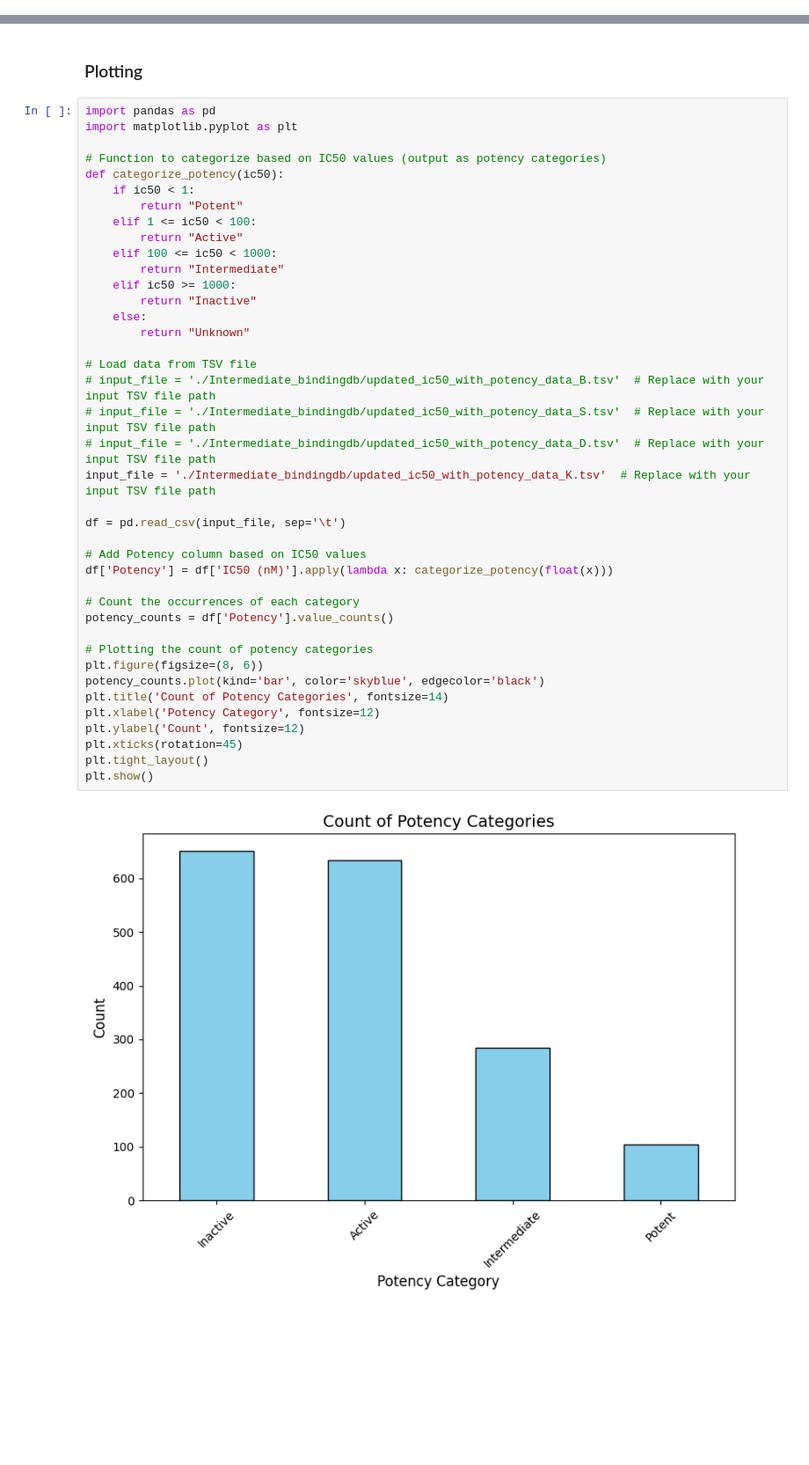
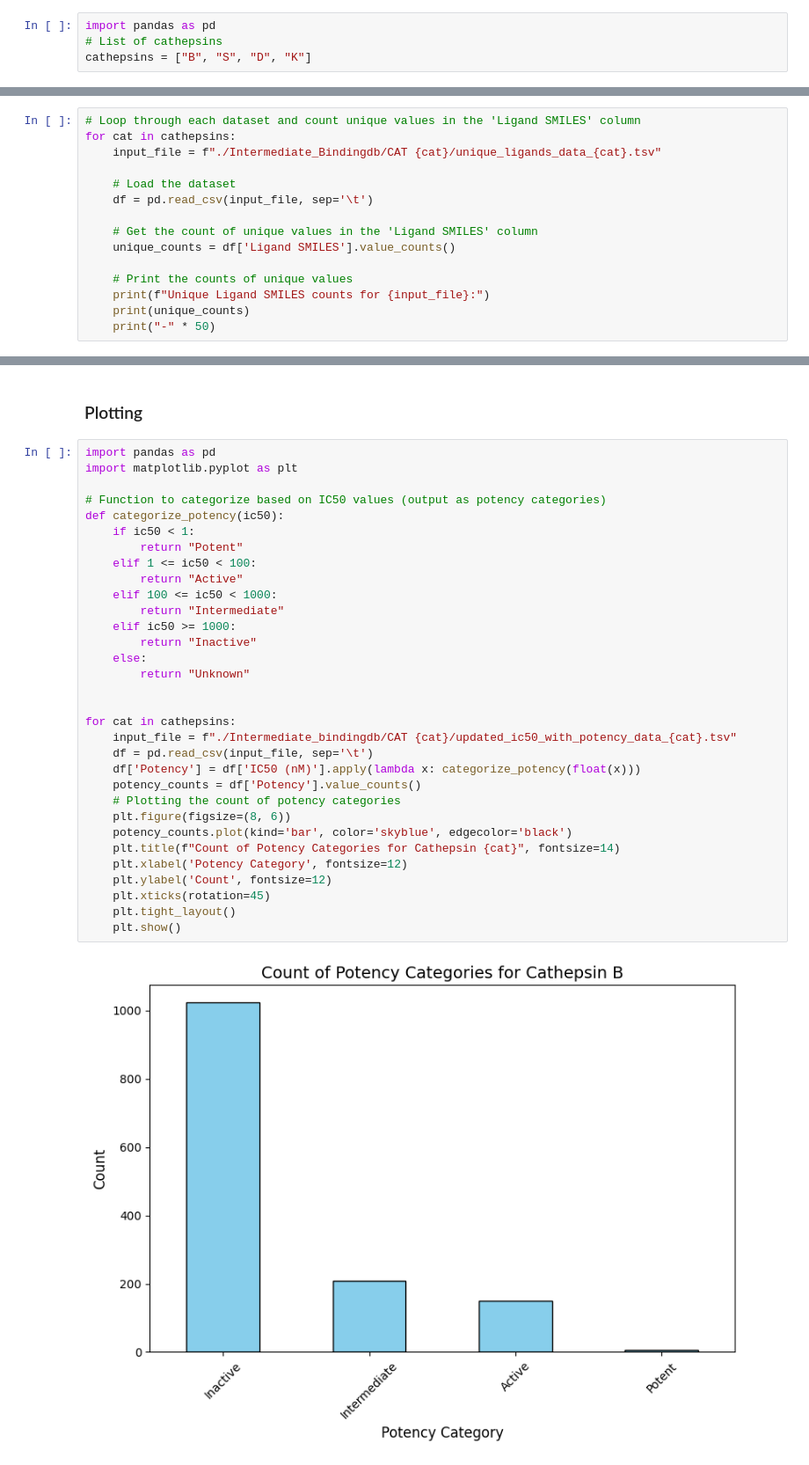
Before and after one commit to June-24/Anti-Cathepsin-Prediction, a Jupyter notebook: 1. Data Collection/cleaning_bindingdb.ipynb, the cells around one changed output, grey strips where cells are left out. Shown at 88% size. Cells and saved outputs as stored; diff of their text form; blank space fills up the shorter version.

```diff
--- a/1. Data Collection/cleaning_bindingdb.ipynb
+++ b/1. Data Collection/cleaning_bindingdb.ipynb
@@ -26,0 +3,4 @@ df_filtered.to_csv('./Intermediate_bindingdb/Limited_Columns_data_K.tsv', sep='\
+# %%
+import pandas as pd
+# List of cathepsins
+cathepsins = ["B", "S", "D", "K"]
@@ -183,0 +211,15 @@ Name: count, Length: 1674, dtype: int64
+# %%
+# Loop through each dataset and count unique values in the 'Ligand SMILES' column
+for cat in cathepsins:
+    input_file = f"./Intermediate_Bindingdb/CAT {cat}/unique_ligands_data_{cat}.tsv"
+
+    # Load the dataset
+    df = pd.read_csv(input_file, sep='\t')
+
+    # Get the count of unique values in the 'Ligand SMILES' column
+    unique_counts = df['Ligand SMILES'].value_counts()
+
+    # Print the counts of unique values
+    print(f"Unique Ligand SMILES counts for {input_file}:")
+    print(unique_counts)
+    print("-" * 50)
@@ -242,42 +298,34 @@ update_ic50_in_tsv(input_file, output_file)
 # %%
 import pandas as pd
 import matplotlib.pyplot as plt
 
 # Function to categorize based on IC50 values (output as potency categories)
 def categorize_potency(ic50):
     if ic50 < 1:
         return "Potent"
     elif 1 <= ic50 < 100:
         return "Active"
     elif 100 <= ic50 < 1000:
         return "Intermediate"
     elif ic50 >= 1000:
         return "Inactive"
     else:
         return "Unknown"
 
-# Load data from TSV file
-# input_file = './Intermediate_bindingdb/updated_ic50_with_potency_data_B.tsv'  # Replace with your input TSV file path
-# input_file = './Intermediate_bindingdb/updated_ic50_with_potency_data_S.tsv'  # Replace with your input TSV file path
-# input_file = './Intermediate_bindingdb/updated_ic50_with_potency_data_D.tsv'  # Replace with your input TSV file path
-input_file = './Intermediate_bindingdb/updated_ic50_with_potency_data_K.tsv'  # Replace with your input TSV file path
 
-df = pd.read_csv(input_file, sep='\t')
-
-# Add Potency column based on IC50 values
-df['Potency'] = df['IC50 (nM)'].apply(lambda x: categorize_potency(float(x)))
-
-# Count the occurrences of each category
-potency_counts = df['Potency'].value_counts()
-
-# Plotting the count of potency categories
-plt.figure(figsize=(8, 6))
-potency_counts.plot(kind='bar', color='skyblue', edgecolor='black')
-plt.title('Count of Potency Categories', fontsize=14)
-plt.xlabel('Potency Category', fontsize=12)
-plt.ylabel('Count', fontsize=12)
-plt.xticks(rotation=45)
-plt.tight_layout()
-plt.show()
+for cat in cathepsins:
+    input_file = f"./Intermediate_bindingdb/CAT {cat}/updated_ic50_with_potency_data_{cat}.tsv"
+    df = pd.read_csv(input_file, sep='\t')
+    df['Potency'] = df['IC50 (nM)'].apply(lambda x: categorize_potency(float(x)))
+    potency_counts = df['Potency'].value_counts()
+    # Plotting the count of potency categories
+    plt.figure(figsize=(8, 6))
+    potency_counts.plot(kind='bar', color='skyblue', edgecolor='black')
+    plt.title(f"Count of Potency Categories for Cathepsin {cat}", fontsize=14)
+    plt.xlabel('Potency Category', fontsize=12)
+    plt.ylabel('Count', fontsize=12)
+    plt.xticks(rotation=45)
+    plt.tight_layout()
+    plt.show()
 # %% [output]
-[figure, old version]
+[figure, new version]
```
Also changed, not shown: parts of 24 cells of this notebook.
